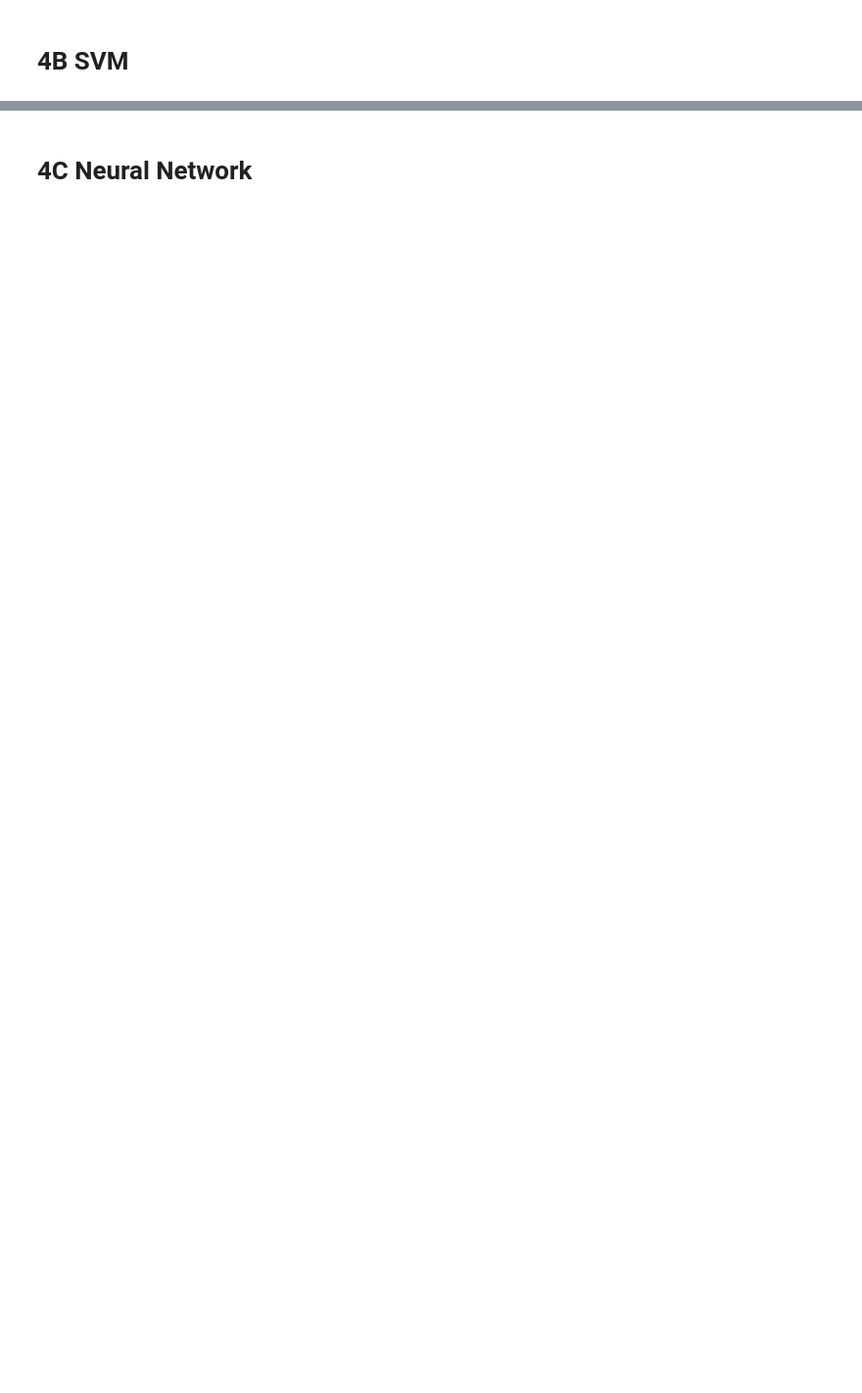
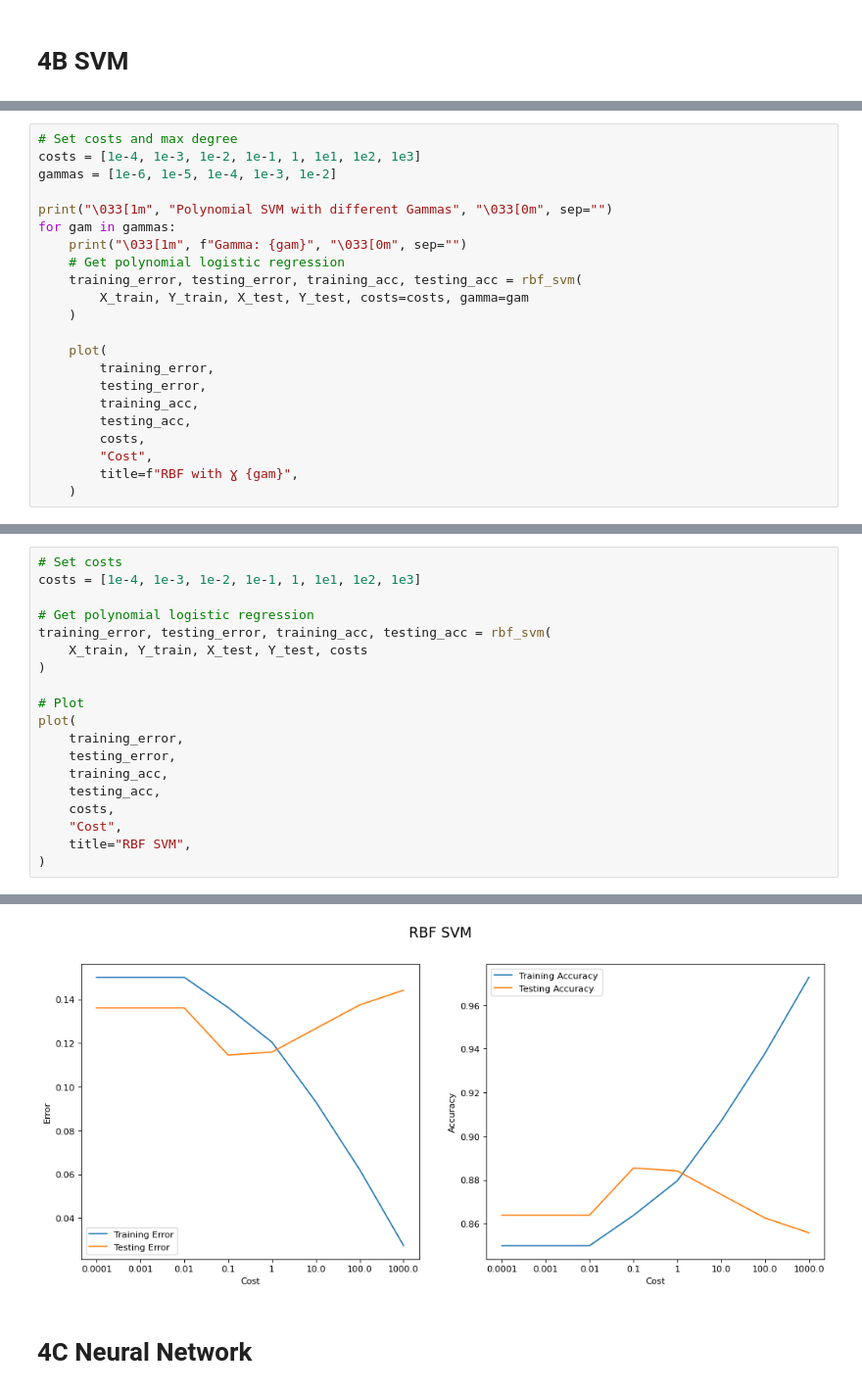
Before and after one commit to CoolestAIKids/formula1, a Jupyter notebook: src/formula1.ipynb, the cells around one changed output, grey strips where cells are left out. Shown at 98% size. Drawn from its saved outputs; the diff is of its cells as text; blank space fills up the shorter version.

```diff
--- a/src/formula1.ipynb
+++ b/src/formula1.ipynb
@@ -318,0 +505,22 @@ plot(training_error, testing_error, training_acc, testing_acc)
+# %%
+# Set costs and max degree
+costs = [1e-4, 1e-3, 1e-2, 1e-1, 1, 1e1, 1e2, 1e3]
+gammas = [1e-6, 1e-5, 1e-4, 1e-3, 1e-2]
+
+print("\033[1m", "Polynomial SVM with different Gammas", "\033[0m", sep="")
+for gam in gammas:
+    print("\033[1m", f"Gamma: {gam}", "\033[0m", sep="")
+    # Get polynomial logistic regression
+    training_error, testing_error, training_acc, testing_acc = rbf_svm(
+        X_train, Y_train, X_test, Y_test, costs=costs, gamma=gam
+    )
+
+    plot(
+        training_error,
+        testing_error,
+        training_acc,
+        testing_acc,
+        costs,
+        "Cost",
+        title=f"RBF with Ɣ {gam}",
+    )
@@ -318,0 +589,20 @@ plot(training_error, testing_error, training_acc, testing_acc)
+# %%
+# Set costs
+costs = [1e-4, 1e-3, 1e-2, 1e-1, 1, 1e1, 1e2, 1e3]
+
+# Get polynomial logistic regression
+training_error, testing_error, training_acc, testing_acc = rbf_svm(
+    X_train, Y_train, X_test, Y_test, costs
+)
+
+# Plot
+plot(
+    training_error,
+    testing_error,
+    training_acc,
+    testing_acc,
+    costs,
+    "Cost",
+    title="RBF SVM",
+)
+# %% [output]
@@ -319,3 +619,4 @@ plot(training_error, testing_error, training_acc, testing_acc)
+[figure, added]
 # %% [markdown]
 # 4C Neural Network
 # %%
```
Also changed, not shown: parts of 22 cells of this notebook.
